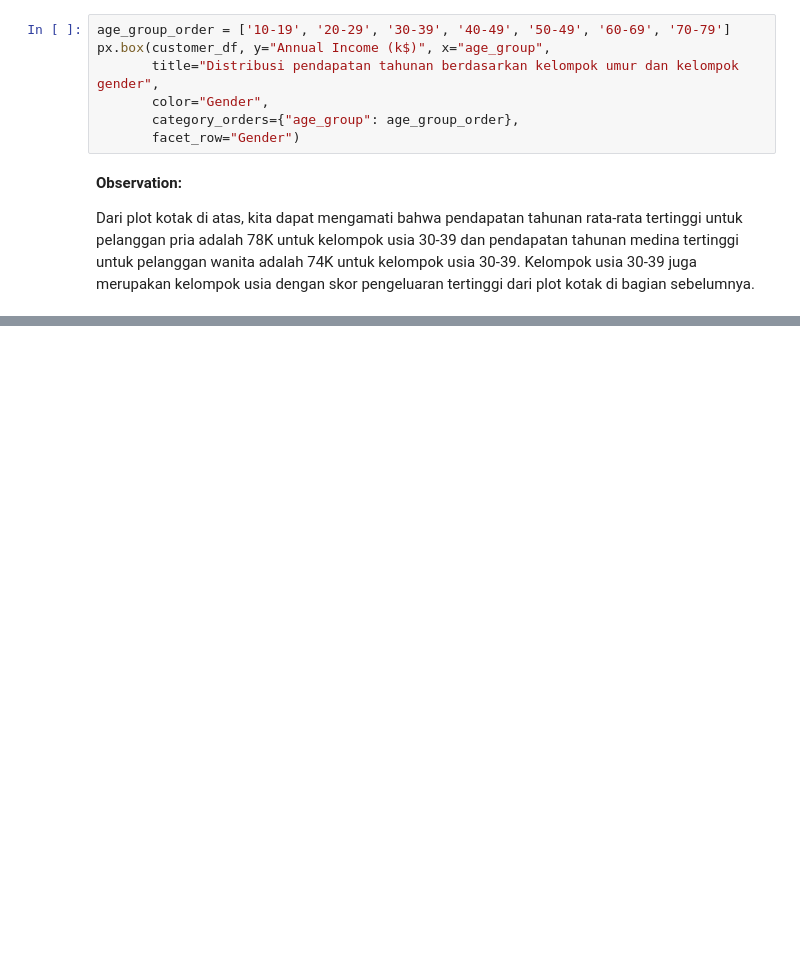
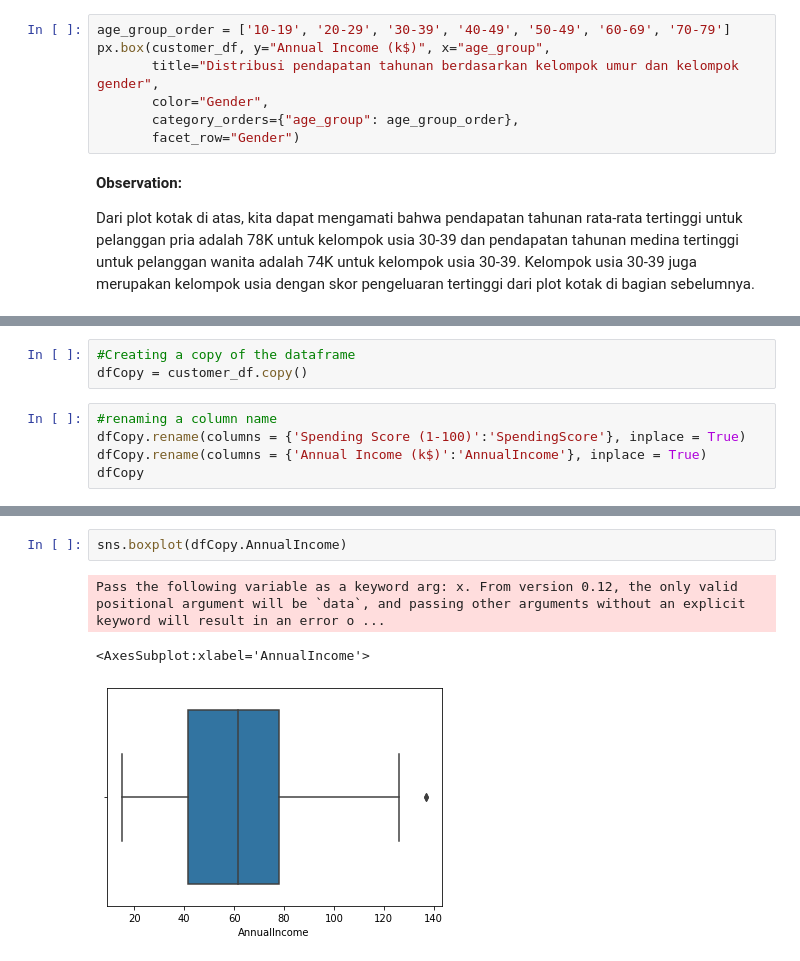
Before and after one commit to JuanFakhri/Mall_Customer_Segmentation_Data, a Jupyter notebook: Portfolio_Mall_Customer_Segmentation_Data.ipynb, the cells around one changed output, grey strips where cells are left out. Cells and saved outputs as stored; diff of their text form; blank space fills up the shorter version.

```diff
--- a/Portfolio_Mall_Customer_Segmentation_Data.ipynb
+++ b/Portfolio_Mall_Customer_Segmentation_Data.ipynb
@@ -171,0 +204,8 @@ Dari plot kotak di atas, kita dapat mengamati bahwa pendapatan tahunan rata-rata
+# %%
+#Creating a copy of the dataframe
+dfCopy = customer_df.copy()
+# %%
+#renaming a column name
+dfCopy.rename(columns = {'Spending Score (1-100)':'SpendingScore'}, inplace = True)
+dfCopy.rename(columns = {'Annual Income (k$)':'AnnualIncome'}, inplace = True)
+dfCopy
@@ -171,0 +226,6 @@ Dari plot kotak di atas, kita dapat mengamati bahwa pendapatan tahunan rata-rata
+# %%
+sns.boxplot(dfCopy.AnnualIncome)
+# %% [output]
+Pass the following variable as a keyword arg: x. From version 0.12, the only valid positional argument will be `data`, and passing other arguments without an explicit keyword will result in an error o ...
+<AxesSubplot:xlabel='AnnualIncome'>
+[figure, added]
```
Also changed, not shown: parts of 25 cells of this notebook.
